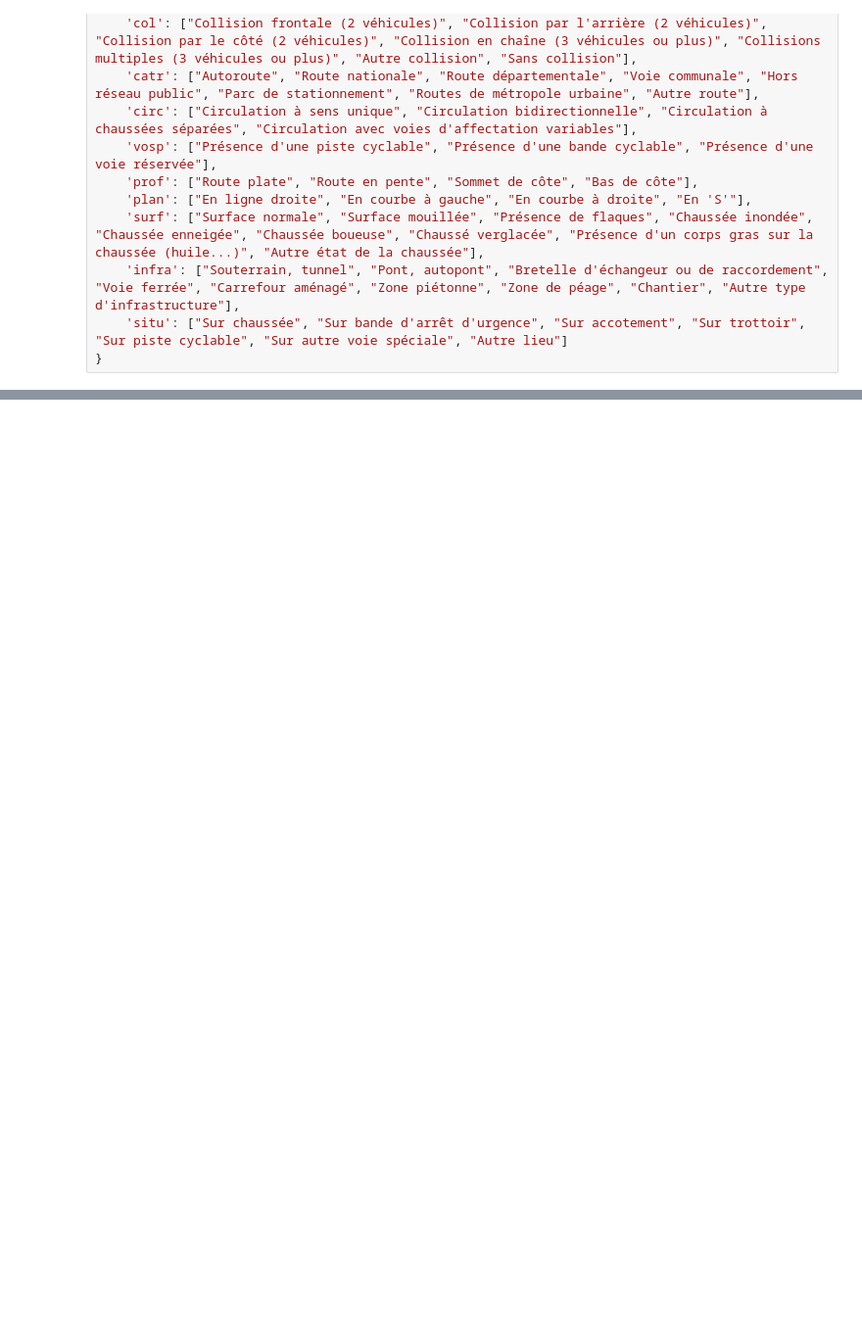
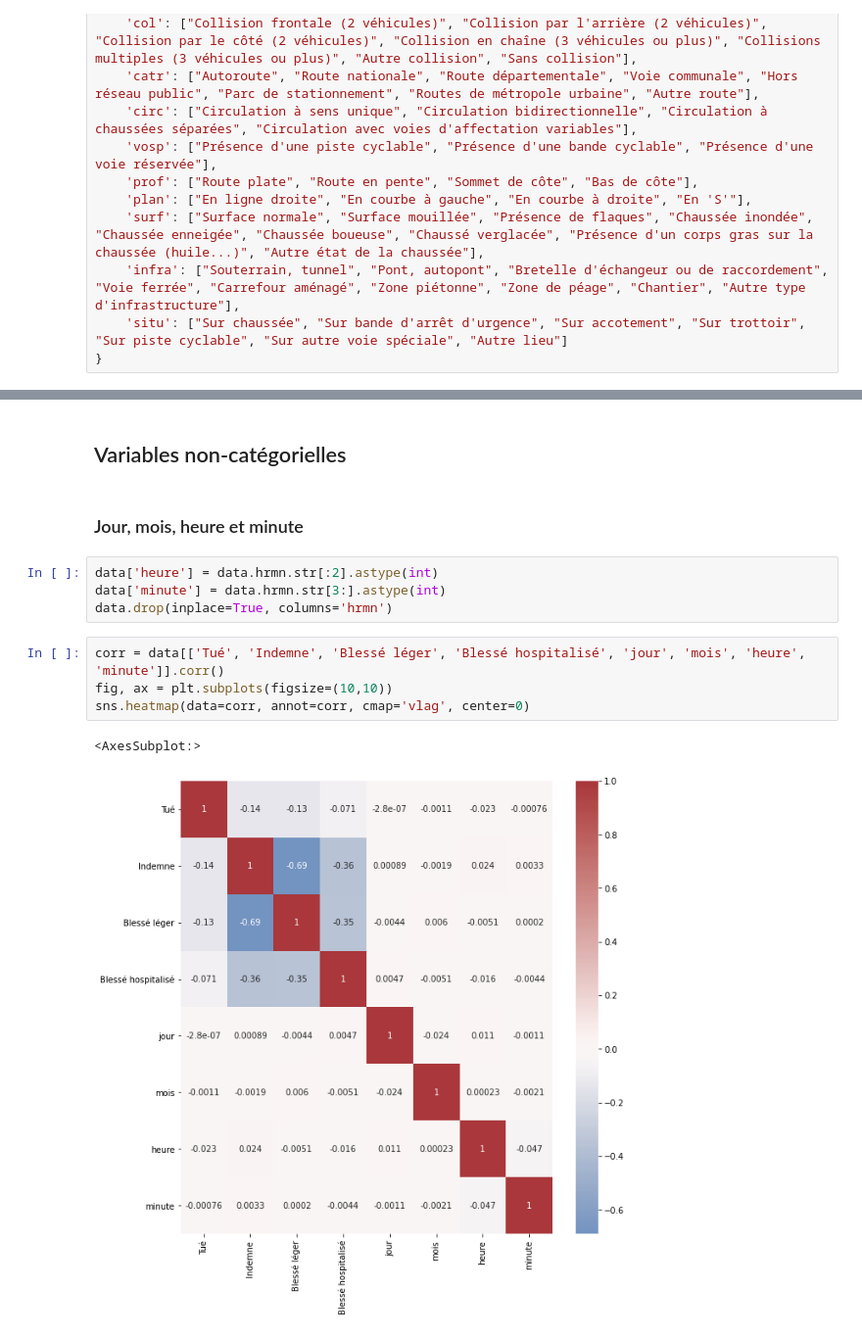
Before and after one commit to erwan-auchere/Projet-Python, a Jupyter notebook: conversion-variables.ipynb, the cells around one changed output, grey strips where cells are left out. Shown at 98% size. Drawn from its saved outputs; the diff is of its cells as text; blank space fills up the shorter version.

```diff
--- a/conversion-variables.ipynb
+++ b/conversion-variables.ipynb
@@ -102,0 +120,15 @@ Il faut encore gérer les variables non-catégorielles : `an_naiss`, `jour`, `mo
+# %% [markdown]
+## Variables non-catégorielles
+# %% [markdown]
+### Jour, mois, heure et minute
+# %%
+data['heure'] = data.hrmn.str[:2].astype(int)
+data['minute'] = data.hrmn.str[3:].astype(int)
+data.drop(inplace=True, columns='hrmn')
+# %%
+corr = data[['Tué', 'Indemne', 'Blessé léger', 'Blessé hospitalisé', 'jour', 'mois', 'heure', 'minute']].corr()
+fig, ax = plt.subplots(figsize=(10,10))
+sns.heatmap(data=corr, annot=corr, cmap='vlag', center=0)
+# %% [output]
+<AxesSubplot:>
+[figure, added]
```
Also changed, not shown: parts of 34 cells of this notebook, 1 other file.
